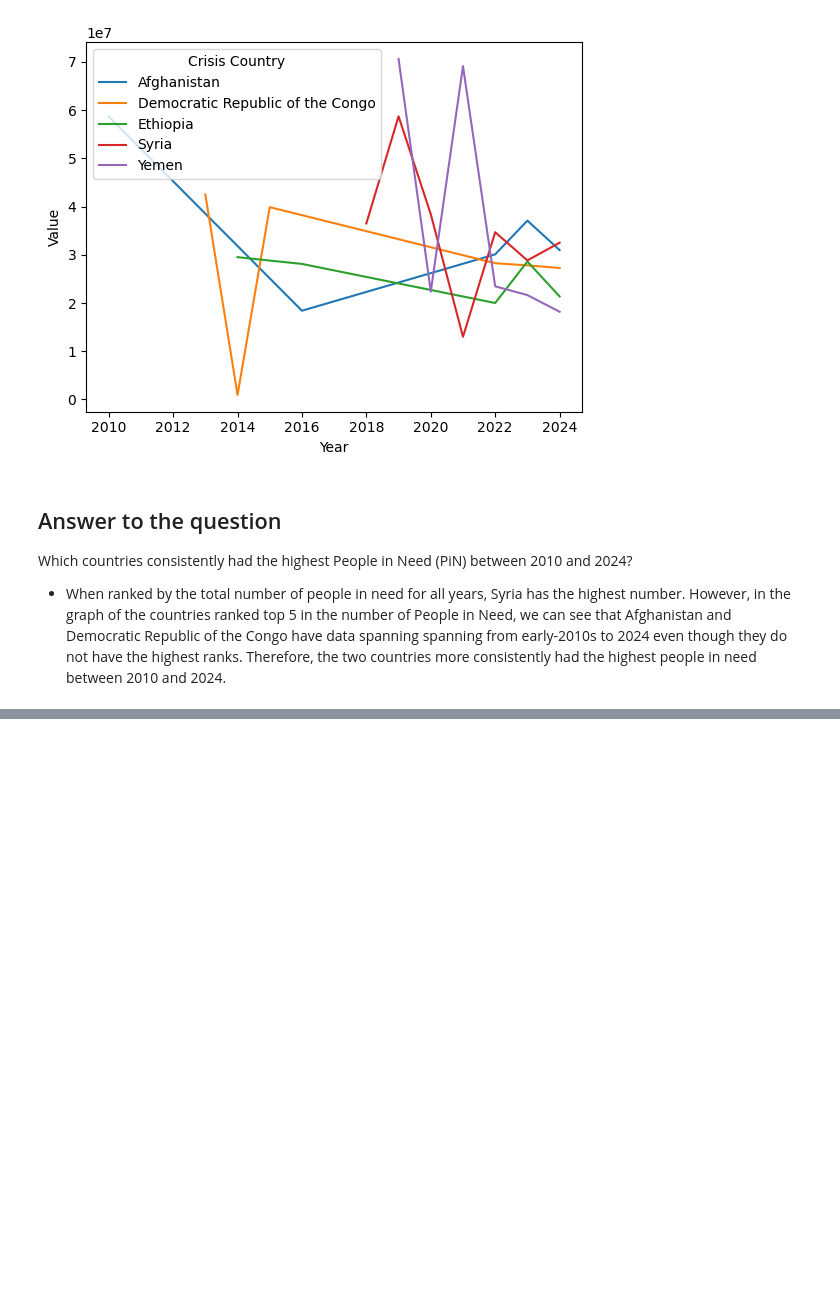
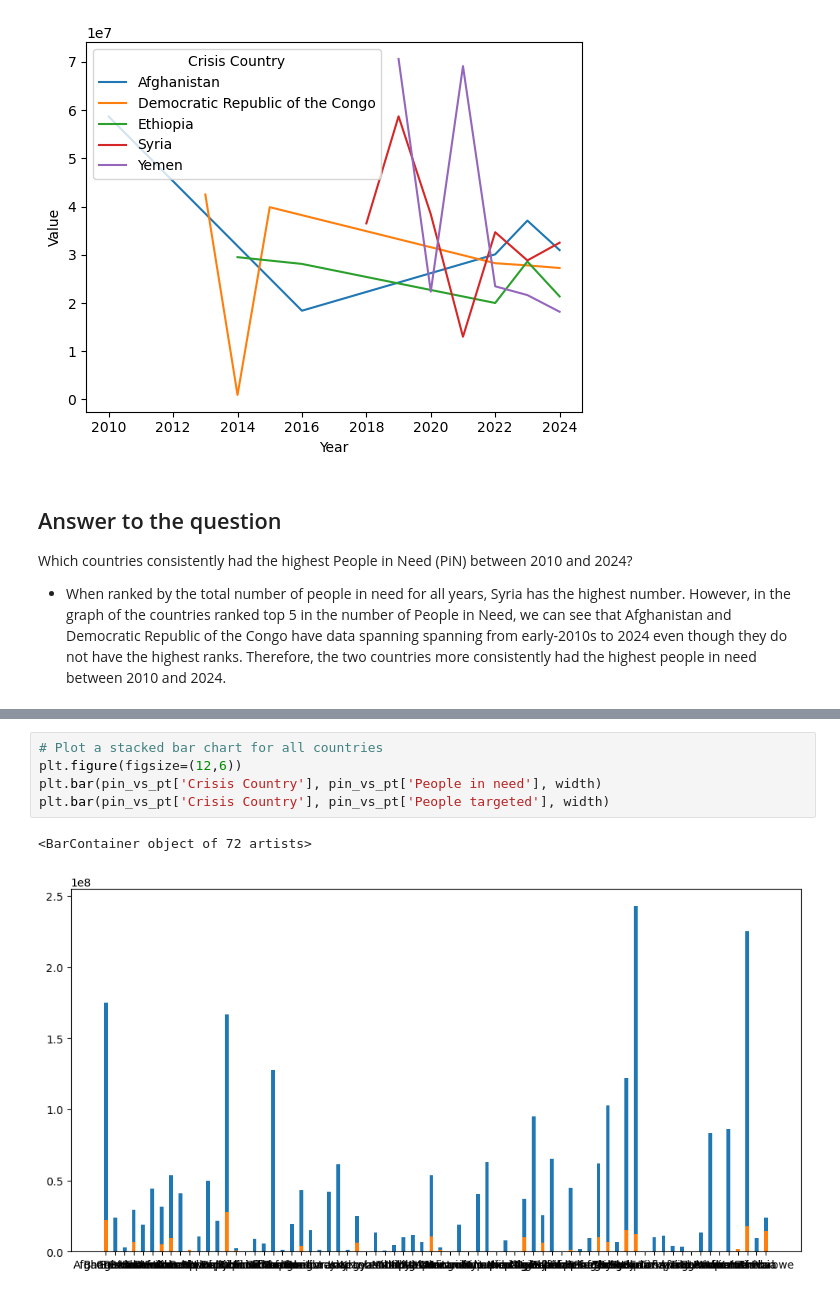
Before and after one commit to sayhussain248/crisis_phase1, a Jupyter notebook: notebooks/vanessa_eda.ipynb, the cells around one changed output, grey strips where cells are left out. Cells and saved outputs as stored; diff of their text form; blank space fills up the shorter version.

```diff
--- a/notebooks/vanessa_eda.ipynb
+++ b/notebooks/vanessa_eda.ipynb
@@ -160,0 +243,8 @@ Which countries consistently had the highest People in Need (PiN) between 2010 a
+# %%
+# Plot a stacked bar chart for all countries
+plt.figure(figsize=(12,6))
+plt.bar(pin_vs_pt['Crisis Country'], pin_vs_pt['People in need'], width)
+plt.bar(pin_vs_pt['Crisis Country'], pin_vs_pt['People targeted'], width)
+# %% [output]
+<BarContainer object of 72 artists>
+[figure, added]
```
Also changed, not shown: parts of 10 cells of this notebook.
